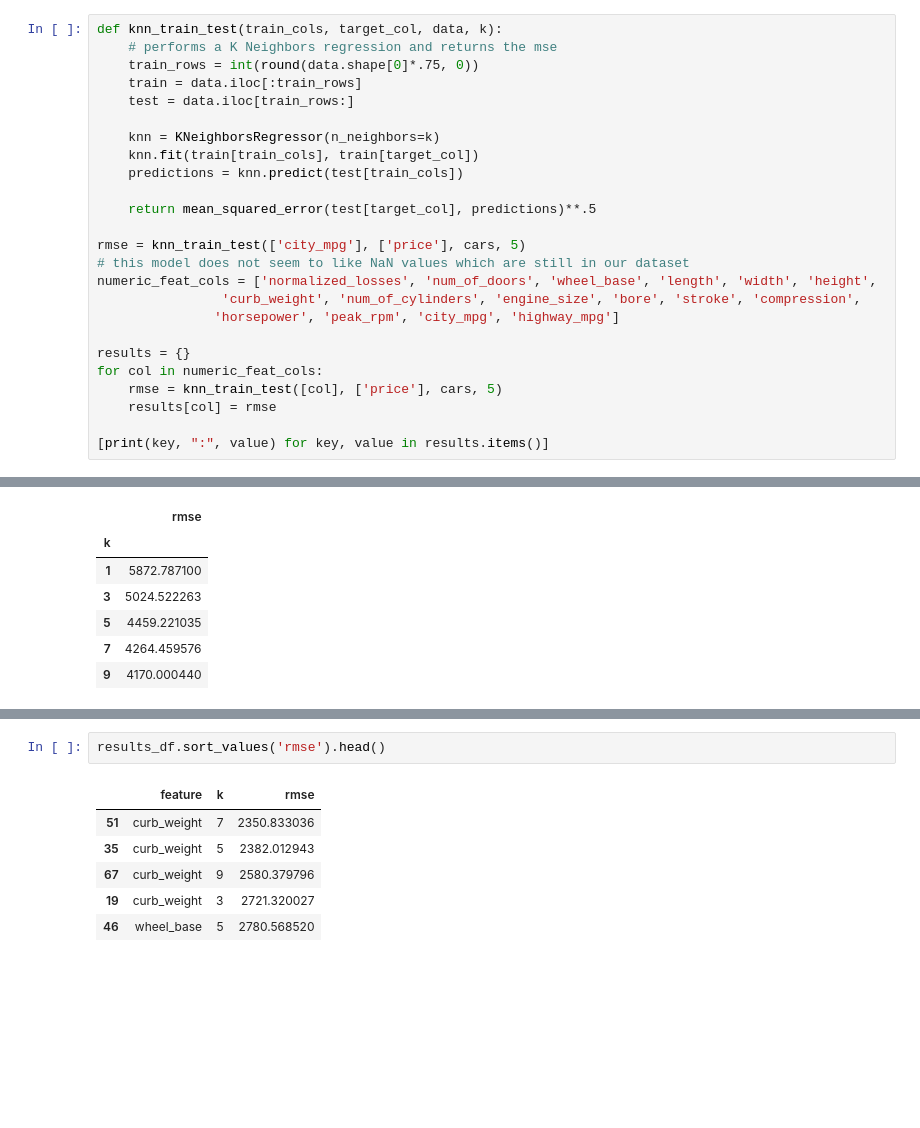
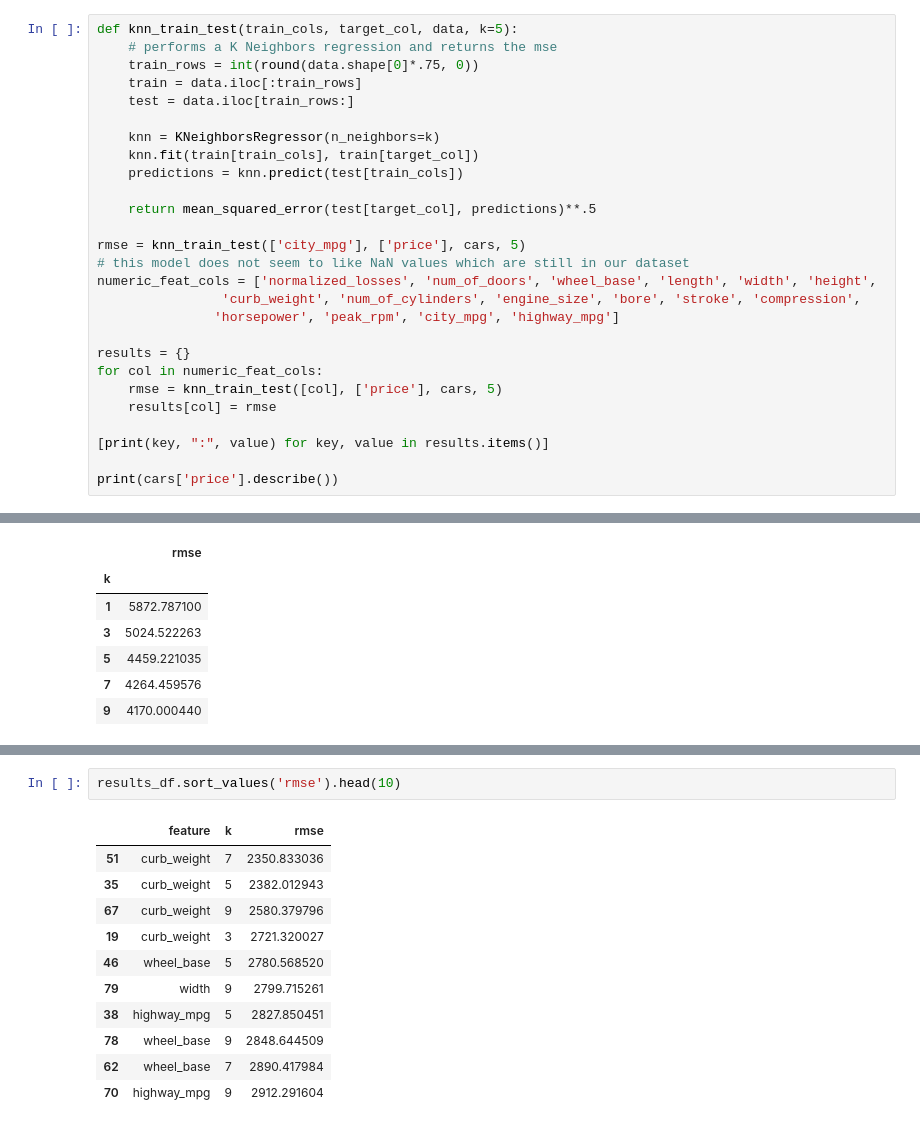
Before and after one commit to edwinfl49/nyc-hs-analysis, a Jupyter notebook: Predicting Car Prices - Dataquest.io Guided Project.ipynb, the cells around one changed output, grey strips where cells are left out. Cells and saved outputs as stored; diff of their text form; blank space fills up the shorter version.

```diff
--- a/Predicting Car Prices - Dataquest.io Guided Project.ipynb
+++ b/Predicting Car Prices - Dataquest.io Guided Project.ipynb
@@ -149,5 +149,5 @@ The training set will be a simple split of the first 75% of the rows in the data
 # %%
-def knn_train_test(train_cols, target_col, data, k):
+def knn_train_test(train_cols, target_col, data, k=5):
     # performs a K Neighbors regression and returns the mse
     train_rows = int(round(data.shape[0]*.75, 0))
     train = data.iloc[:train_rows]
@@ -171,6 +171,8 @@ for col in numeric_feat_cols:
     results[col] = rmse
 
 [print(key, ":", value) for key, value in results.items()]
+
+print(cars['price'].describe())
 # %% [output]
 normalized_losses : 7163.454380325179
 num_of_doors : 4596.518074042568
@@ -262,11 +254,16 @@ alt.Chart(ff).mark_bar().encode(
 # %%
-results_df.sort_values('rmse').head()
+results_df.sort_values('rmse').head(10)
 # %% [output]
 |  | feature | k | rmse |
 | 51 | curb_weight | 7 | 2350.833036 |
 | 35 | curb_weight | 5 | 2382.012943 |
 | 67 | curb_weight | 9 | 2580.379796 |
 | 19 | curb_weight | 3 | 2721.320027 |
 | 46 | wheel_base | 5 | 2780.568520 |
+| 79 | width | 9 | 2799.715261 |
+| 38 | highway_mpg | 5 | 2827.850451 |
+| 78 | wheel_base | 9 | 2848.644509 |
+| 62 | wheel_base | 7 | 2890.417984 |
+| 70 | highway_mpg | 9 | 2912.291604 |
 # %% [markdown]
 All values of k used still give us a rather high RMSE. Sorting our results by the lowest RMSE show us that curb weight has the lowest RMSE overall. The minimum RMSE occurs with a k value of 7, although a k value of 9 contains the lowest average RMSE among all features.
```
Also changed, not shown: parts of 14 cells of this notebook, 1 other file.
